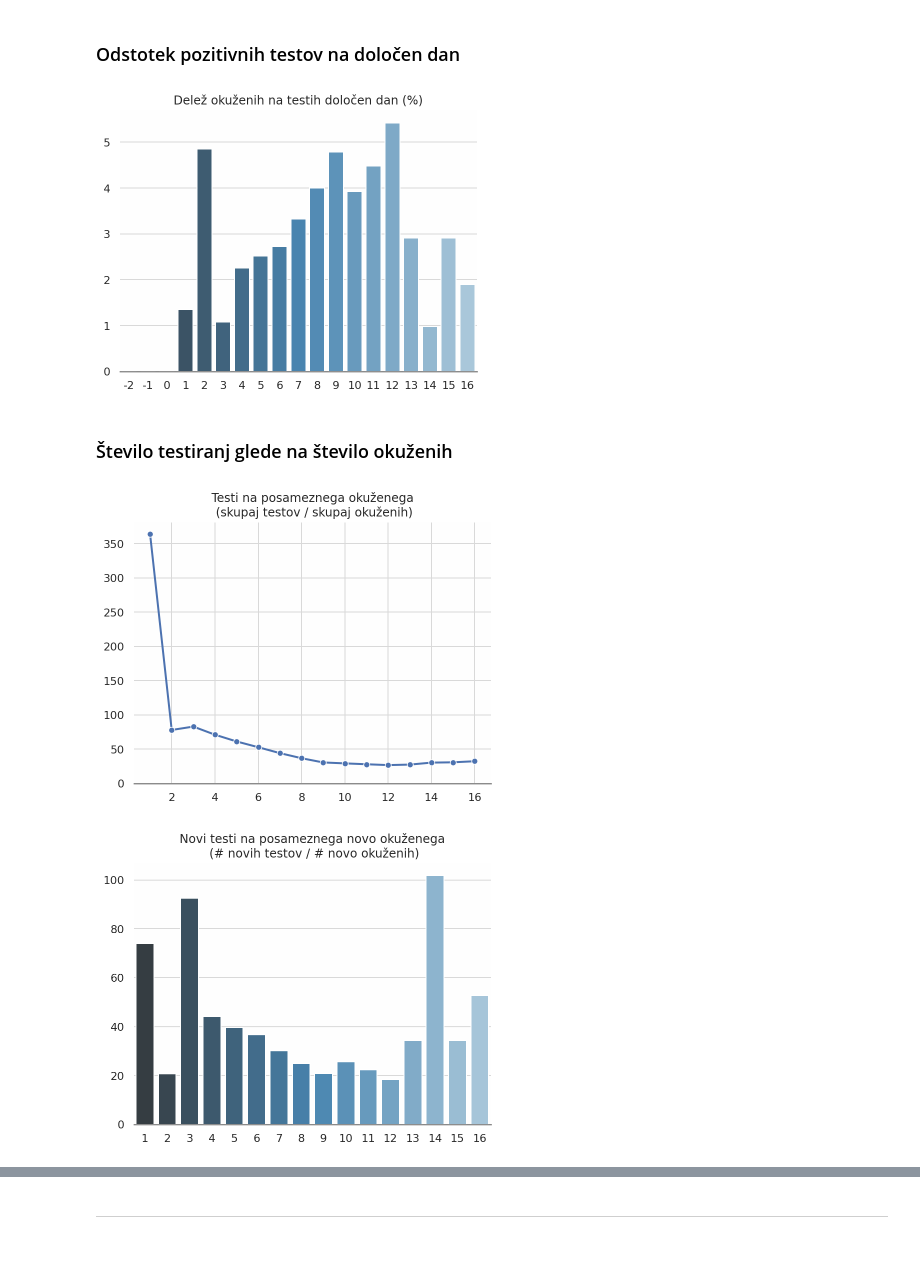
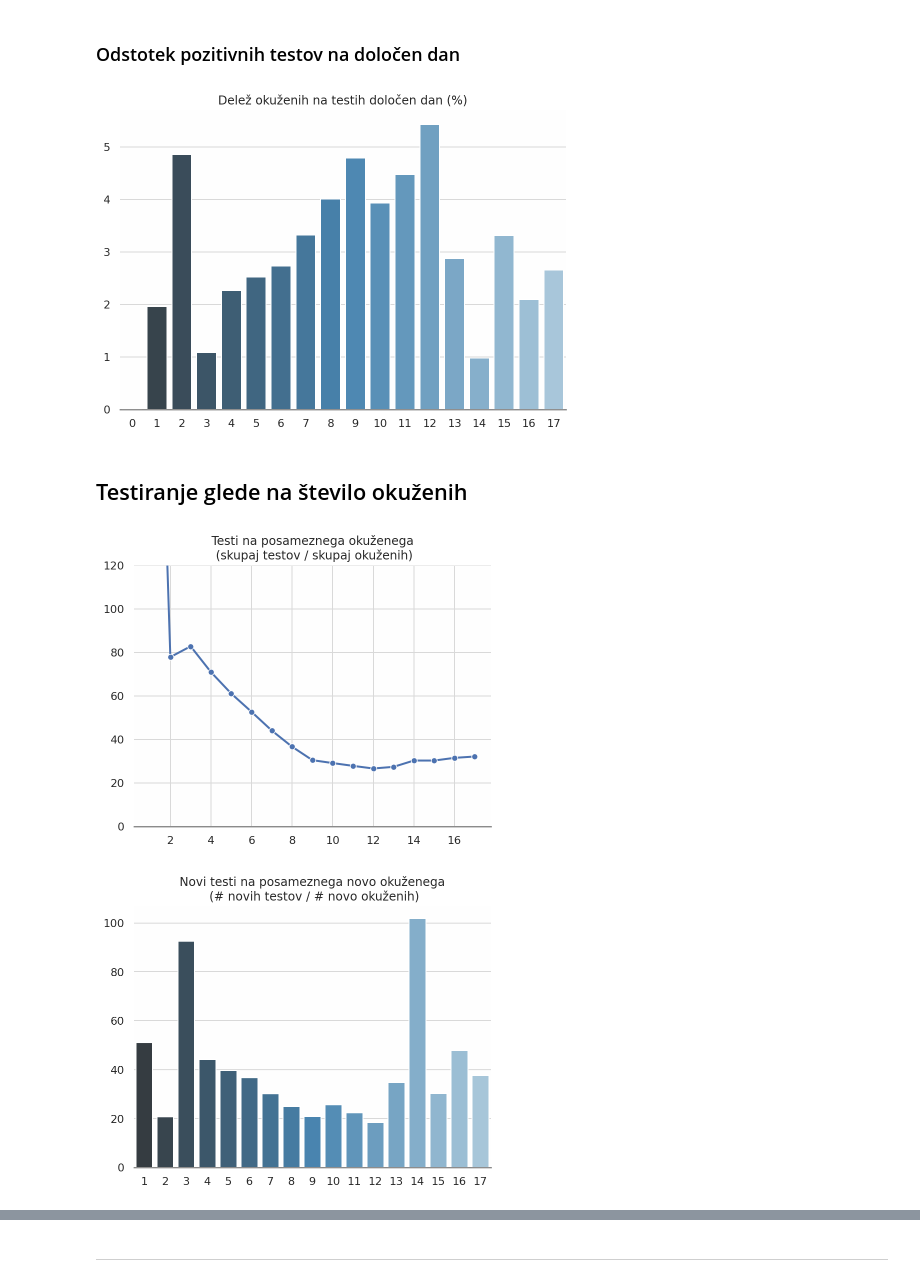
Before and after one commit to timkmecl/slo-covid-analysis, a Jupyter notebook: Korona.ipynb, the cells around one changed output, grey strips where cells are left out. Drawn from its saved outputs; the diff is of its cells as text; code cells hidden in the pictures; blank space fills up the shorter version.

```diff
--- a/Korona.ipynb
+++ b/Korona.ipynb
@@ -28,0 +168,8 @@ palette = "Blues_d"
+# %%
+novi_testi = np.array([(testirani[i+1] - testirani[i])/(dni_test[i+1] - dni_test[i])
+                       for i in range(dni_test.shape[0] - 1)])
+novi_testi_drug_z = np.array([(testirani_drug_z[i+1] - testirani_drug_z[i])/(dni_test[i+1] - dni_test[i])
+                       for i in range(dni_test.shape[0] - 1)])
+
+novi_testiS = np.array([(testiraniS[i+1] - testiraniS[i])/(dni_testS[i+1] - dni_testS[i])
+                       for i in range(dni_testS.shape[0] - 1)])
@@ -472,11 +539,3 @@ plt.show()
 # %% [markdown]
 Kolikšen delež testov do vključno tistega dne je bilo pozitivnih (*št. okuženih / št. skupno testiranih*)
-# %%
-odstotek_poz = [0]
-dni_odstotek = [i for i in dni_test if i >= 0]
-for i, v in enumerate(dni_odstotek[1:]):
-    odstotek_poz.append(okuzeni[v-1]/testirani[i+4]) # v-1, ker je prvi dan 0
-
-odstotek_poz = np.array(odstotek_poz)
-dni_odstotek = np.array(dni_odstotek)
 # %%
@@ -498,34 +551,8 @@ plt.show()
 # %% [markdown]
 ### Odstotek pozitivnih testov na določen dan
-# %%
-odstotek_poz_novi = [0]
-
-for i in range(dni_test.shape[0] - 1):
-    testiranih_vmes = (testirani[i+1] - testirani[i])
-    prvi_dan = dni_test[i]
-    zadnji_dan = dni_test[i+1]
-
-    prvi_okuzeni = 0 if prvi_dan <= 0 else okuzeni[prvi_dan-1]
-    zadnji_okuzeni = 0 if zadnji_dan <= 0 else okuzeni[zadnji_dan-1]
-
-    odstotek_poz_novi.append((zadnji_okuzeni - prvi_okuzeni) / testiranih_vmes)
-
-od_novi = odstotek_poz_novi[4:]
-temp = [0,0,0]
-cur_i = 0
-for i in range(1, dni_test[-1]+1):
-    temp.append(od_novi[cur_i])
-    if i in dni_test:
-        cur_i += 1
-
-odstotek_poz_novi = np.array(temp)
 # %%
-sns.barplot(dni_test_full, odstotek_poz_novi*100, palette=palette)
-
-plt.title("Delež okuženih na testih določen dan (%)")
-plt.ylim(0)
-plt.show()
+plot_bar(dni_odstotek, odstotek_poz_novi*100, False, "Delež okuženih na testih določen dan (%)", size=(8, 5.5))
 # %% [output]
-[figure, old version]
+[figure, new version]
 # %% [markdown]
-### Število testiranj glede na število okuženih
+## Testiranje glede na število okuženih
@@ -536,8 +559,5 @@ for i, v in enumerate(dni_odstotek[1:]):
 # %%
-sns.lineplot(dni_odstotek[1:], temp)
-
-plt.title("Testi na posameznega okuženega\n (skupaj testov / skupaj okuženih)")
-plt.ylim(0)
-plt.show()
+plot_line(dni, testi_na_okuzenega, False, "Testi na posameznega okuženega\n (skupaj testov / skupaj okuženih)",
+          ylim=(0, 120))
 # %% [output]
-[figure, old version]
+[figure, new version]
@@ -572,9 +564,5 @@ novi_testi_na_novega = np.array(temp2)
 # %%
-sns.barplot(dni, novi_testi_na_novega, palette=palette)
-
-plt.title("Novi testi na posameznega novo okuženega\n (# novih testov / # novo okuženih)")
-plt.ylim(0)
-plt.show()
+plot_bar(dni, novi_testi_na_novega, False, "Novi testi na posameznega novo okuženega\n (# novih testov / # novo okuženih)")
 # %% [output]
-[figure, old version]
+[figure, new version]
 # %%
```
Also changed, not shown: parts of 121 cells of this notebook, 1 other file.
